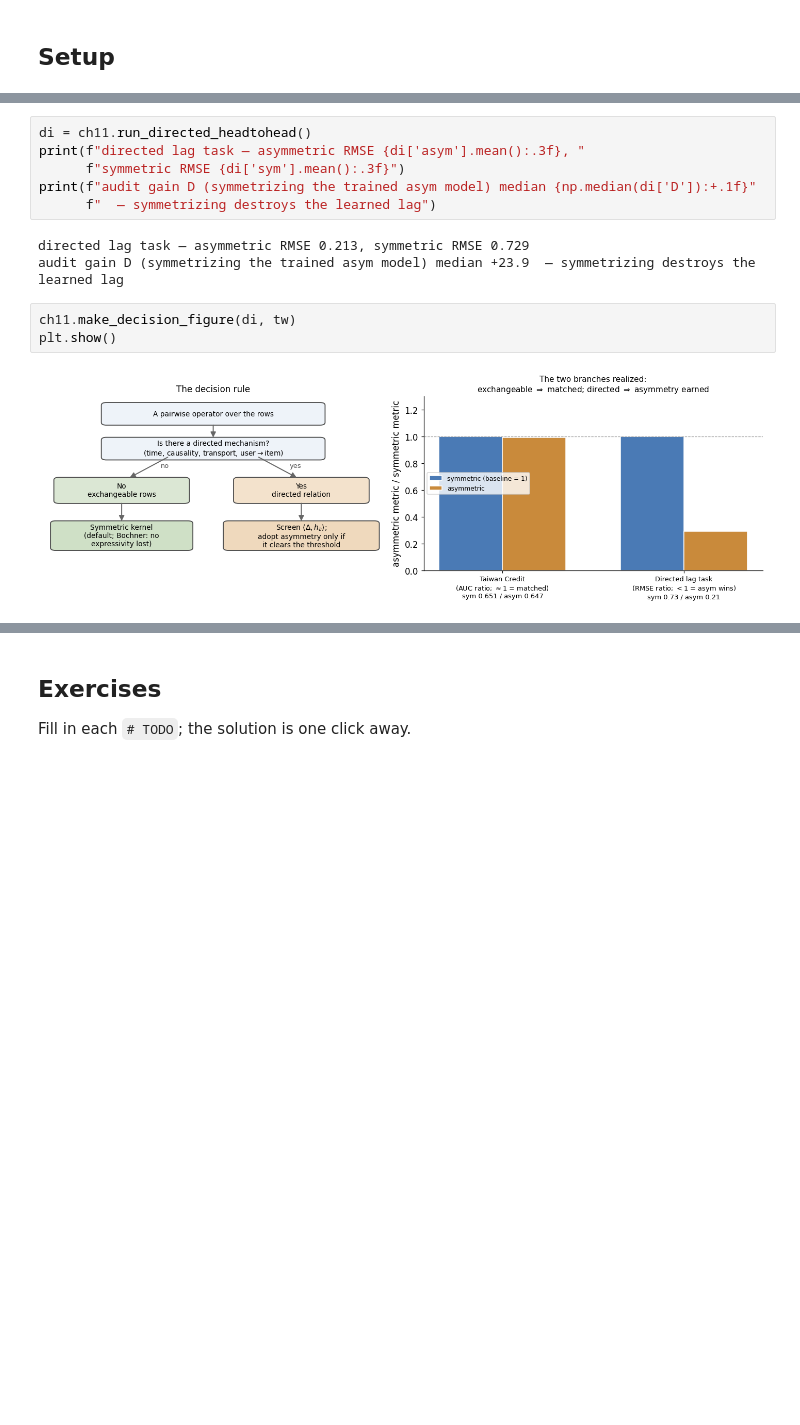
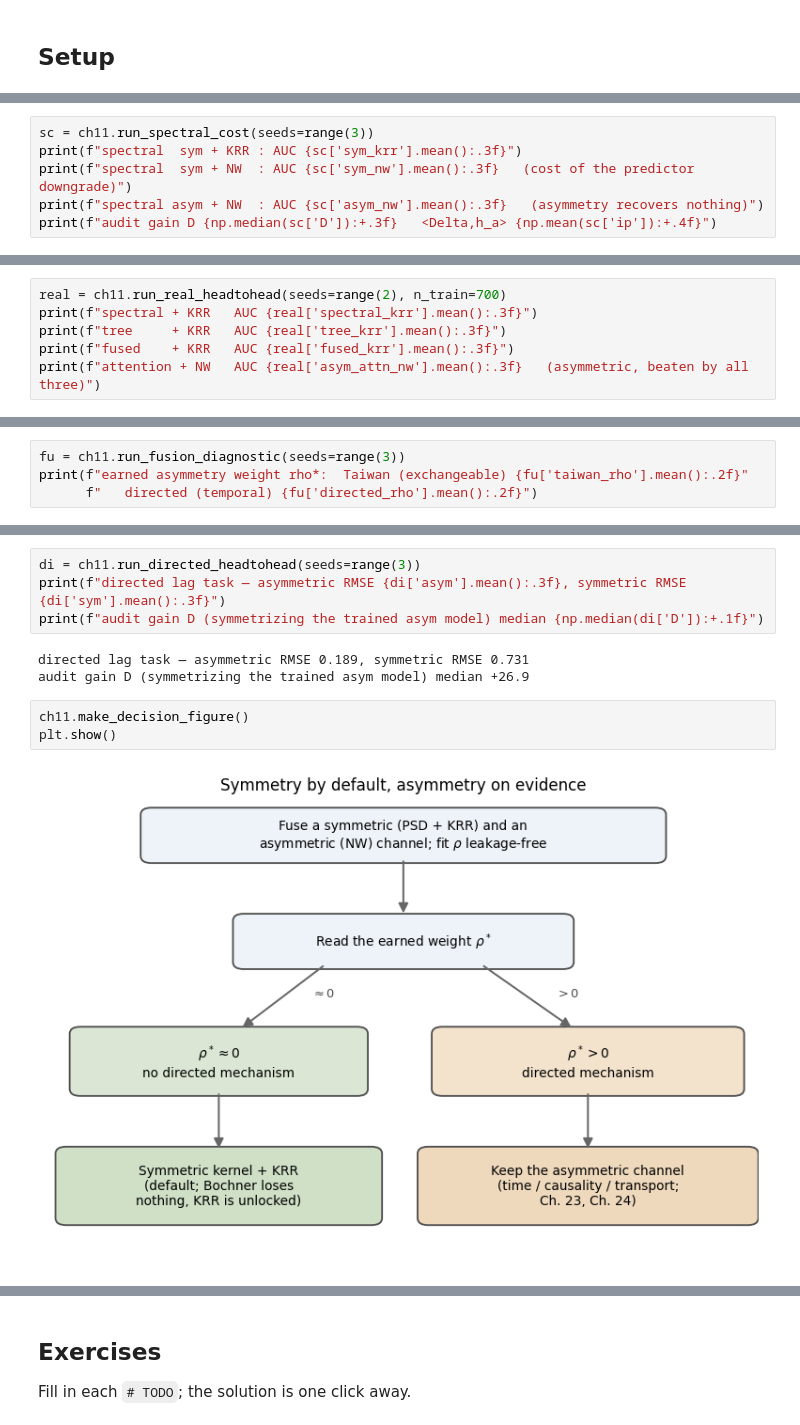
Before and after one commit to asudjianto-xml/Learned-Kernel, a Jupyter notebook: notebooks/ch11_symmetry_suffices.ipynb, the cells around one changed output, grey strips where cells are left out. Drawn from its saved outputs; the diff is of its cells as text; blank space fills up the shorter version.

```diff
--- a/notebooks/ch11_symmetry_suffices.ipynb
+++ b/notebooks/ch11_symmetry_suffices.ipynb
@@ -88,0 +61,6 @@ directed-task aligned <Delta,h_a> = +0.272  (vs random std 0.102) — far off ze
+# %%
+sc = ch11.run_spectral_cost(seeds=range(3))
+print(f"spectral  sym + KRR : AUC {sc['sym_krr'].mean():.3f}")
+print(f"spectral  sym + NW  : AUC {sc['sym_nw'].mean():.3f}   (cost of the predictor downgrade)")
+print(f"spectral asym + NW  : AUC {sc['asym_nw'].mean():.3f}   (asymmetry recovers nothing)")
+print(f"audit gain D {np.median(sc['D']):+.3f}   <Delta,h_a> {np.mean(sc['ip']):+.4f}")
@@ -101,0 +84,6 @@ at the query's own position) cannot do.
+# %%
+real = ch11.run_real_headtohead(seeds=range(2), n_train=700)
+print(f"spectral + KRR   AUC {real['spectral_krr'].mean():.3f}")
+print(f"tree     + KRR   AUC {real['tree_krr'].mean():.3f}")
+print(f"fused    + KRR   AUC {real['fused_krr'].mean():.3f}")
+print(f"attention + NW   AUC {real['asym_attn_nw'].mean():.3f}   (asymmetric, beaten by all three)")
@@ -101,0 +101,4 @@ at the query's own position) cannot do.
+# %%
+fu = ch11.run_fusion_diagnostic(seeds=range(3))
+print(f"earned asymmetry weight rho*:  Taiwan (exchangeable) {fu['taiwan_rho'].mean():.2f}"
+      f"   directed (temporal) {fu['directed_rho'].mean():.2f}")
@@ -102,15 +120,13 @@ at the query's own position) cannot do.
 # %%
-di = ch11.run_directed_headtohead()
-print(f"directed lag task — asymmetric RMSE {di['asym'].mean():.3f}, "
-      f"symmetric RMSE {di['sym'].mean():.3f}")
-print(f"audit gain D (symmetrizing the trained asym model) median {np.median(di['D']):+.1f}"
-      f"  — symmetrizing destroys the learned lag")
+di = ch11.run_directed_headtohead(seeds=range(3))
+print(f"directed lag task — asymmetric RMSE {di['asym'].mean():.3f}, symmetric RMSE {di['sym'].mean():.3f}")
+print(f"audit gain D (symmetrizing the trained asym model) median {np.median(di['D']):+.1f}")
 # %% [output]
-directed lag task — asymmetric RMSE 0.213, symmetric RMSE 0.729
-audit gain D (symmetrizing the trained asym model) median +23.9  — symmetrizing destroys the learned lag
+directed lag task — asymmetric RMSE 0.189, symmetric RMSE 0.731
+audit gain D (symmetrizing the trained asym model) median +26.9
 # %%
-ch11.make_decision_figure(di, tw)
+ch11.make_decision_figure()
 plt.show()
 # %% [output]
-[figure, old version]
+[figure, new version]
 # %% [markdown]
```
Also changed, not shown: parts of 34 cells of this notebook, 5 other files.
